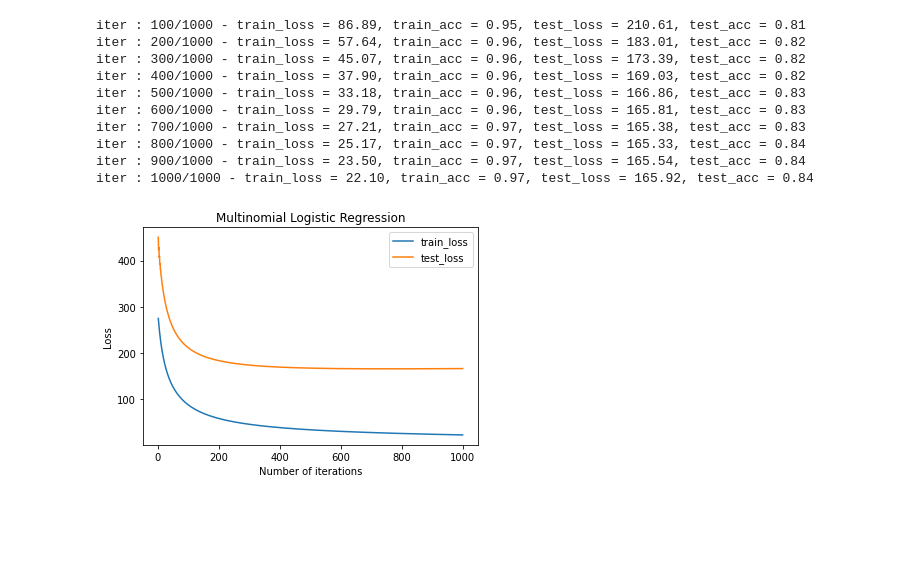
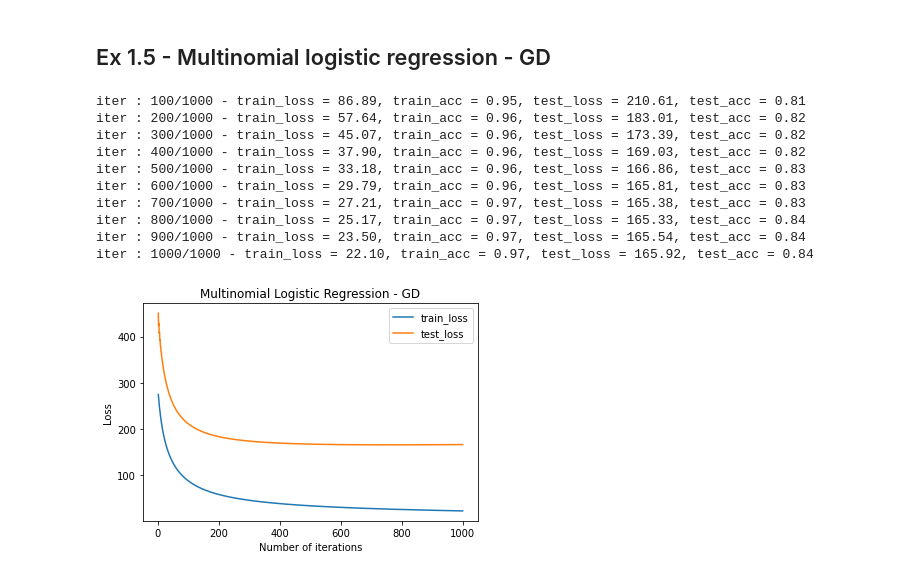
Before and after one commit to emarazz/siml_2019, a Jupyter notebook: H1/notebook.ipynb, the cells around one changed output. Cells and saved outputs as stored; diff of their text form; code cells hidden in the pictures; blank space fills up the shorter version.

```diff
--- a/H1/notebook.ipynb
+++ b/H1/notebook.ipynb
@@ -24,28 +27,30 @@ y_train, y_test = one_hot(y_train, n_classes), one_hot(y_test, n_classes) # One
 # Preprocessing - Standarization - zero mean and unit variance
 # Recall that the mean and std come from the training set
 x_train, x_test = standarization(x_train, x_test)
+# %% [markdown]
+## Ex 1.5 - Multinomial logistic regression - GD
 # %%
 max_iters = 1000 # Maximum number of iterations
 alpha = 0.0001 # Learning rate
 theta_0 = np.zeros((n_features ,n_classes)) # Weights initialization
 
 losses_train, losses_test, thetas = gradient_descent(y_train, x_train, y_test, x_test, theta_0, max_iters, alpha, print_res_each=100)
 
 plt.plot(range(1,len(losses_train)+1), losses_train, label='train_loss')
 plt.plot(range(1,len(losses_test)+1), losses_test, label = 'test_loss')
 plt.xlabel('Number of iterations')
 plt.ylabel('Loss')
-plt.title('Multinomial Logistic Regression')
+plt.title('Multinomial Logistic Regression - GD')
 plt.legend();
 # %% [output]
 iter : 100/1000 - train_loss = 86.89, train_acc = 0.95, test_loss = 210.61, test_acc = 0.81
 iter : 200/1000 - train_loss = 57.64, train_acc = 0.96, test_loss = 183.01, test_acc = 0.82
 iter : 300/1000 - train_loss = 45.07, train_acc = 0.96, test_loss = 173.39, test_acc = 0.82
 iter : 400/1000 - train_loss = 37.90, train_acc = 0.96, test_loss = 169.03, test_acc = 0.82
 iter : 500/1000 - train_loss = 33.18, train_acc = 0.96, test_loss = 166.86, test_acc = 0.83
 iter : 600/1000 - train_loss = 29.79, train_acc = 0.96, test_loss = 165.81, test_acc = 0.83
 iter : 700/1000 - train_loss = 27.21, train_acc = 0.97, test_loss = 165.38, test_acc = 0.83
 iter : 800/1000 - train_loss = 25.17, train_acc = 0.97, test_loss = 165.33, test_acc = 0.84
 iter : 900/1000 - train_loss = 23.50, train_acc = 0.97, test_loss = 165.54, test_acc = 0.84
 iter : 1000/1000 - train_loss = 22.10, train_acc = 0.97, test_loss = 165.92, test_acc = 0.84
-[figure, old version]
+[figure, new version]
```
Also changed, not shown: parts of 8 cells of this notebook, 2 other files.
